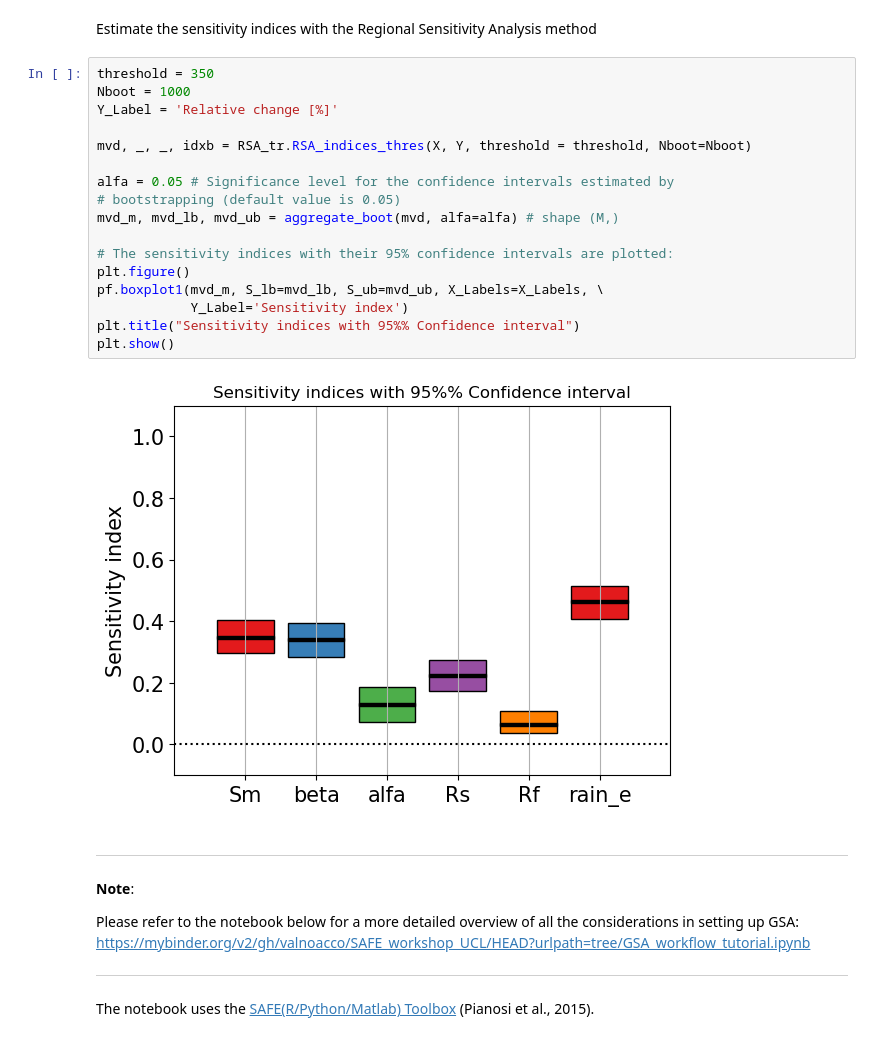
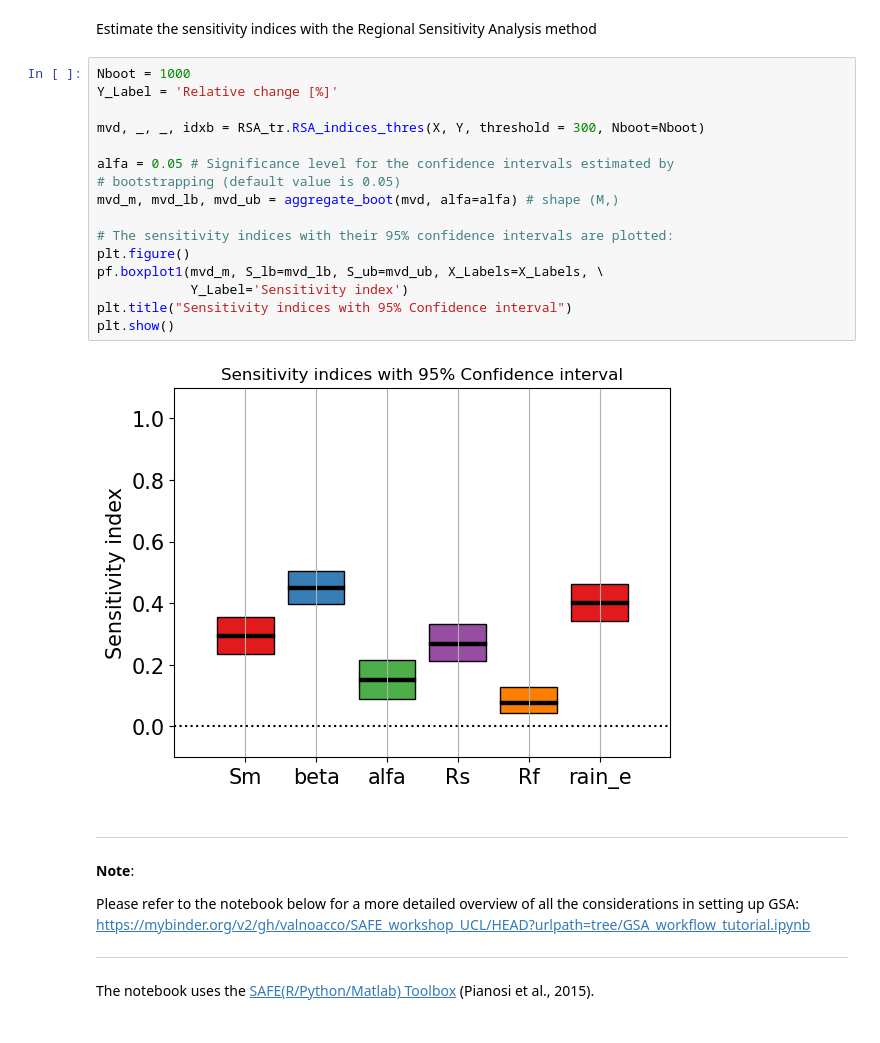
Before and after one commit to valnoacco/SAFE_workshop_UCL, a Jupyter notebook: GSA_coursework.ipynb, the cells around one changed output. Drawn from its saved outputs; the diff is of its cells as text.

```diff
--- a/GSA_coursework.ipynb
+++ b/GSA_coursework.ipynb
@@ -262,24 +266,23 @@ Y = relative_error(QQ[:, warmup:365], flow[warmup:365])
 # %% [markdown]
 Estimate the sensitivity indices with the Regional Sensitivity Analysis method
 # %%
-threshold = 350
 Nboot = 1000
 Y_Label = 'Relative change [%]'
 
-mvd, _, _, idxb = RSA_tr.RSA_indices_thres(X, Y, threshold = threshold, Nboot=Nboot)
+mvd, _, _, idxb = RSA_tr.RSA_indices_thres(X, Y, threshold = 300, Nboot=Nboot)
 
 alfa = 0.05 # Significance level for the confidence intervals estimated by
 # bootstrapping (default value is 0.05)
 mvd_m, mvd_lb, mvd_ub = aggregate_boot(mvd, alfa=alfa) # shape (M,)
 
 # The sensitivity indices with their 95% confidence intervals are plotted:
 plt.figure()
 pf.boxplot1(mvd_m, S_lb=mvd_lb, S_ub=mvd_ub, X_Labels=X_Labels, \
             Y_Label='Sensitivity index')
-plt.title("Sensitivity indices with 95%% Confidence interval")
+plt.title("Sensitivity indices with 95% Confidence interval")
 plt.show()
 # %% [output]
-[figure, old version]
+[figure, new version]
 # %% [markdown]
 -------------------------------------------------------------------------------
 **Note**:
```
Also changed, not shown: parts of 2 cells of this notebook.
